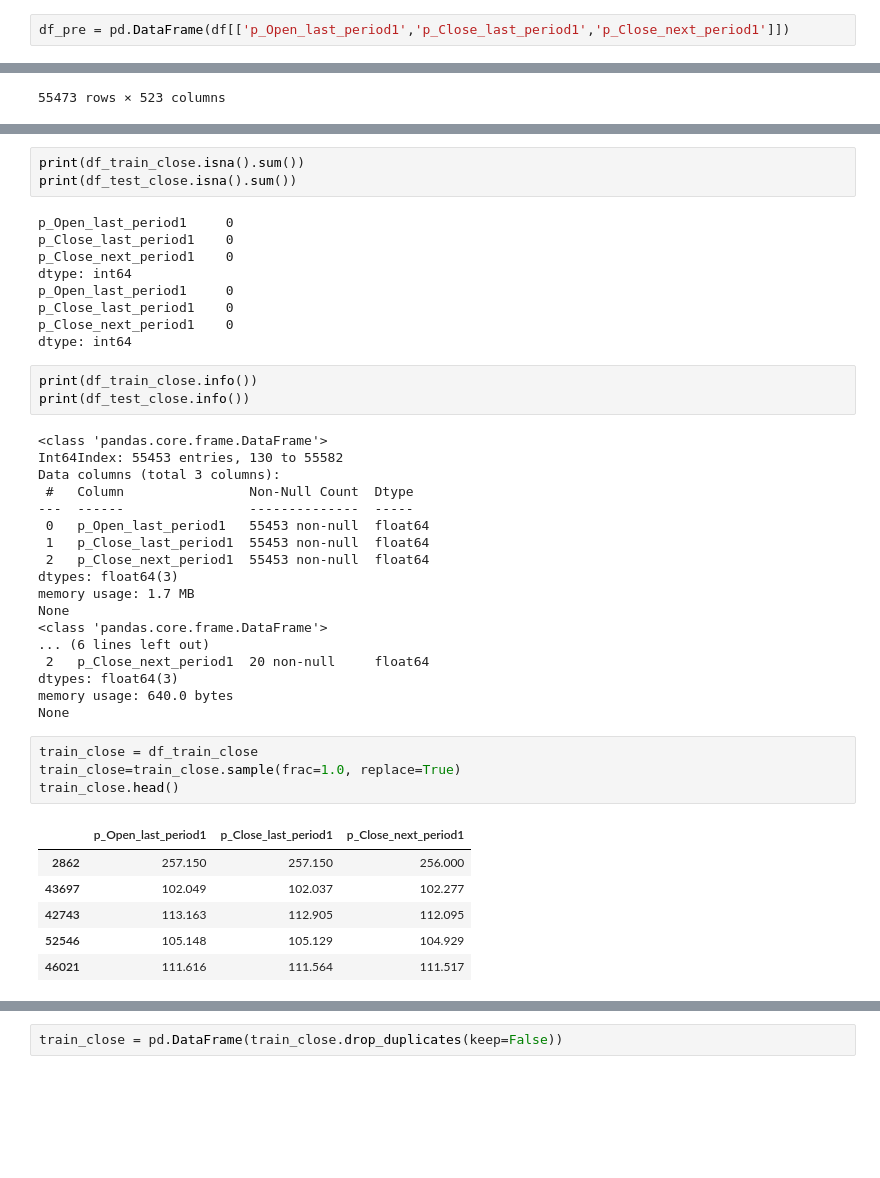
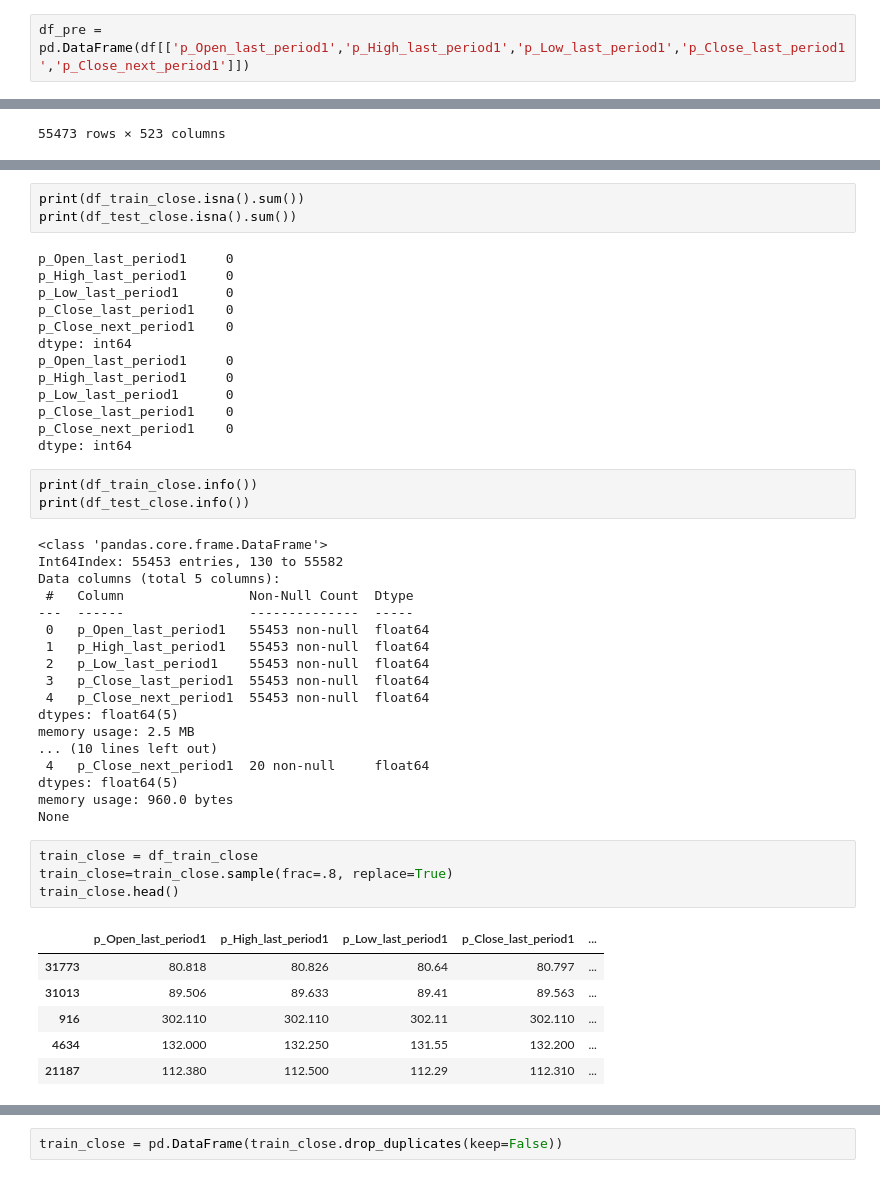
Before and after one commit to gomlfx/ApiaryFund_, a Jupyter notebook: AGC27_3_0.ipynb, the cells around one changed output, grey strips where cells are left out. Cells and saved outputs as stored; diff of their text form; blank space fills up the shorter version.

```diff
--- a/AGC27_3_0.ipynb
+++ b/AGC27_3_0.ipynb
@@ -724,7 +724,7 @@ df['p_Close_next_period1'] = df['p_c'].shift(-1)
 df = df.dropna()
 df = df.drop(['p_o','p_h','p_l','p_c'], axis=1)
 # %%
-df_pre = pd.DataFrame(df[['p_Open_last_period1','p_Close_last_period1','p_Close_next_period1']])
+df_pre = pd.DataFrame(df[['p_Open_last_period1','p_High_last_period1','p_Low_last_period1','p_Close_last_period1','p_Close_next_period1']])
 # %%
 df_pre
 # %% [output]
@@ -790,10 +790,14 @@ print(df_train_close.isna().sum())
 print(df_test_close.isna().sum())
 # %% [output]
 p_Open_last_period1     0
+p_High_last_period1     0
+p_Low_last_period1      0
 p_Close_last_period1    0
 p_Close_next_period1    0
 dtype: int64
 p_Open_last_period1     0
+p_High_last_period1     0
+p_Low_last_period1      0
 p_Close_last_period1    0
 p_Close_next_period1    0
 dtype: int64
@@ -803,32 +807,32 @@ print(df_test_close.info())
 # %% [output]
 <class 'pandas.core.frame.DataFrame'>
 Int64Index: 55453 entries, 130 to 55582
-Data columns (total 3 columns):
+Data columns (total 5 columns):
  #   Column                Non-Null Count  Dtype
 ---  ------                --------------  -----
  0   p_Open_last_period1   55453 non-null  float64
- 1   p_Close_last_period1  55453 non-null  float64
- 2   p_Close_next_period1  55453 non-null  float64
-dtypes: float64(3)
-memory usage: 1.7 MB
+ 1   p_High_last_period1   55453 non-null  float64
+ 2   p_Low_last_period1    55453 non-null  float64
+ 3   p_Close_last_period1  55453 non-null  float64
+ 4   p_Close_next_period1  55453 non-null  float64
+dtypes: float64(5)
+memory usage: 2.5 MB
+... (10 lines left out)
+ 4   p_Close_next_period1  20 non-null     float64
+dtypes: float64(5)
+memory usage: 960.0 bytes
 None
-<class 'pandas.core.frame.DataFrame'>
-... (6 lines left out)
- 2   p_Close_next_period1  20 non-null     float64
-dtypes: float64(3)
-memory usage: 640.0 bytes
-None
 # %%
 train_close = df_train_close
-train_close=train_close.sample(frac=1.0, replace=True)
+train_close=train_close.sample(frac=.8, replace=True)
 train_close.head()
 # %% [output]
-|  | p_Open_last_period1 | p_Close_last_period1 | p_Close_next_period1 |
-| 2862 | 257.150 | 257.150 | 256.000 |
-| 43697 | 102.049 | 102.037 | 102.277 |
-| 42743 | 113.163 | 112.905 | 112.095 |
-| 52546 | 105.148 | 105.129 | 104.929 |
-| 46021 | 111.616 | 111.564 | 111.517 |
+|  | p_Open_last_period1 | p_High_last_period1 | p_Low_last_period1 | p_Close_last_period1 | ... |
+| 31773 | 80.818 | 80.826 | 80.64 | 80.797 | ... |
+| 31013 | 89.506 | 89.633 | 89.41 | 89.563 | ... |
+| 916 | 302.110 | 302.110 | 302.11 | 302.110 | ... |
+| 4634 | 132.000 | 132.250 | 131.55 | 132.200 | ... |
+| 21187 | 112.380 | 112.500 | 112.29 | 112.310 | ... |
 # %%
 #predict close
 label_c = 'p_Close_next_period1'
```
Also changed, not shown: parts of 10 cells of this notebook.
